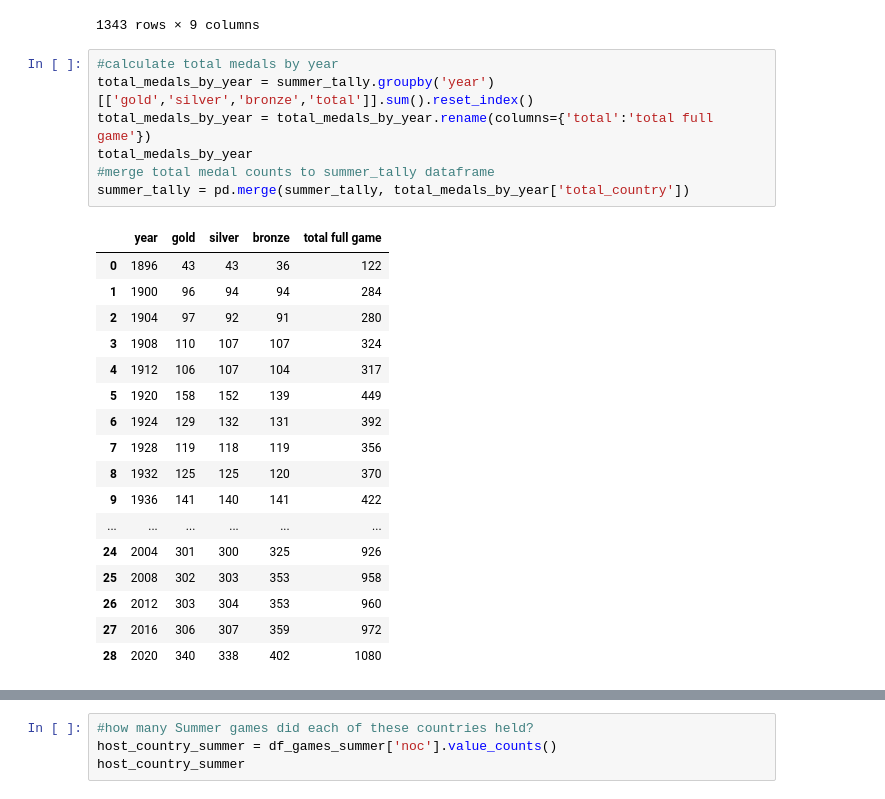
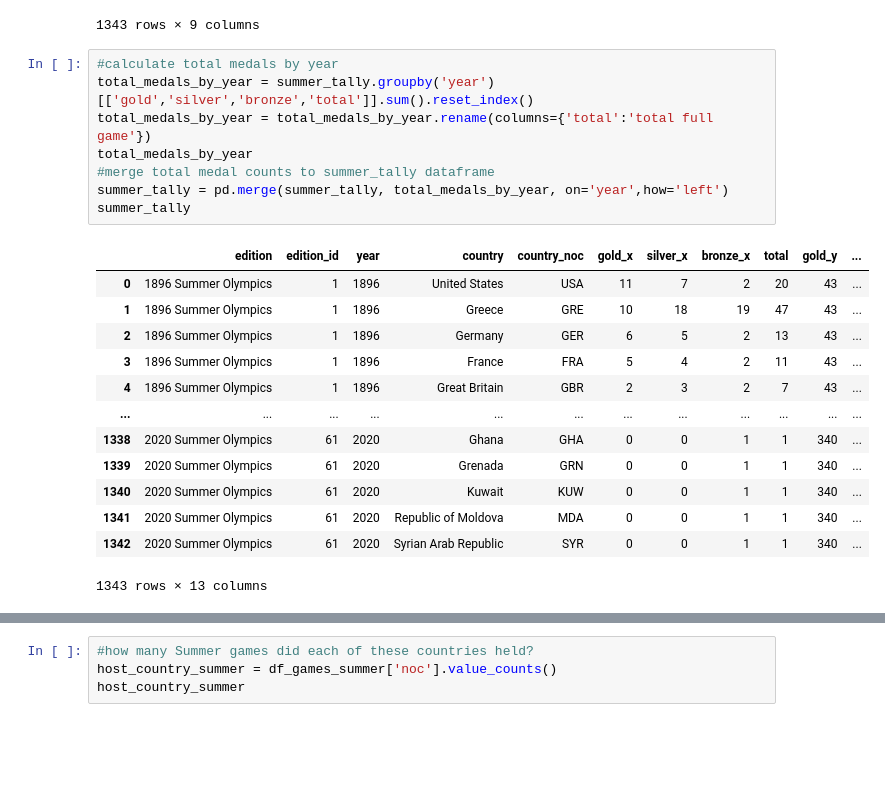
Before and after one commit to tristanpadiou/Group-Project-1, a Jupyter notebook: Olympics_Tally.ipynb, the cells around one changed output, grey strips where cells are left out. Saved outputs shown, nothing was run; the diff lists cells and outputs as text; blank space fills up the shorter version.

```diff
--- a/Olympics_Tally.ipynb
+++ b/Olympics_Tally.ipynb
@@ -118,25 +118,22 @@ summer_tally
 # %%
 #calculate total medals by year
 total_medals_by_year = summer_tally.groupby('year')[['gold','silver','bronze','total']].sum().reset_index()
 total_medals_by_year = total_medals_by_year.rename(columns={'total':'total full game'})
 total_medals_by_year
 #merge total medal counts to summer_tally dataframe
-summer_tally = pd.merge(summer_tally, total_medals_by_year['total_country'])
+summer_tally = pd.merge(summer_tally, total_medals_by_year, on='year',how='left')
+summer_tally
 # %% [output]
-|  | year | gold | silver | bronze | total full game |
-| 0 | 1896 | 43 | 43 | 36 | 122 |
-| 1 | 1900 | 96 | 94 | 94 | 284 |
-| 2 | 1904 | 97 | 92 | 91 | 280 |
-| 3 | 1908 | 110 | 107 | 107 | 324 |
-| 4 | 1912 | 106 | 107 | 104 | 317 |
-| 5 | 1920 | 158 | 152 | 139 | 449 |
-| 6 | 1924 | 129 | 132 | 131 | 392 |
-| 7 | 1928 | 119 | 118 | 119 | 356 |
-| 8 | 1932 | 125 | 125 | 120 | 370 |
-| 9 | 1936 | 141 | 140 | 141 | 422 |
-| ... | ... | ... | ... | ... | ... |
-| 24 | 2004 | 301 | 300 | 325 | 926 |
-| 25 | 2008 | 302 | 303 | 353 | 958 |
-| 26 | 2012 | 303 | 304 | 353 | 960 |
-| 27 | 2016 | 306 | 307 | 359 | 972 |
-| 28 | 2020 | 340 | 338 | 402 | 1080 |
+|  | edition | edition_id | year | country | country_noc | gold_x | silver_x | bronze_x | total | gold_y | ... |
+| 0 | 1896 Summer Olympics | 1 | 1896 | United States | USA | 11 | 7 | 2 | 20 | 43 | ... |
+| 1 | 1896 Summer Olympics | 1 | 1896 | Greece | GRE | 10 | 18 | 19 | 47 | 43 | ... |
+| 2 | 1896 Summer Olympics | 1 | 1896 | Germany | GER | 6 | 5 | 2 | 13 | 43 | ... |
+| 3 | 1896 Summer Olympics | 1 | 1896 | France | FRA | 5 | 4 | 2 | 11 | 43 | ... |
+| 4 | 1896 Summer Olympics | 1 | 1896 | Great Britain | GBR | 2 | 3 | 2 | 7 | 43 | ... |
+| ... | ... | ... | ... | ... | ... | ... | ... | ... | ... | ... | ... |
+| 1338 | 2020 Summer Olympics | 61 | 2020 | Ghana | GHA | 0 | 0 | 1 | 1 | 340 | ... |
+| 1339 | 2020 Summer Olympics | 61 | 2020 | Grenada | GRN | 0 | 0 | 1 | 1 | 340 | ... |
+| 1340 | 2020 Summer Olympics | 61 | 2020 | Kuwait | KUW | 0 | 0 | 1 | 1 | 340 | ... |
+| 1341 | 2020 Summer Olympics | 61 | 2020 | Republic of Moldova | MDA | 0 | 0 | 1 | 1 | 340 | ... |
+| 1342 | 2020 Summer Olympics | 61 | 2020 | Syrian Arab Republic | SYR | 0 | 0 | 1 | 1 | 340 | ... |
+1343 rows × 13 columns
```
Also changed, not shown: parts of 13 cells of this notebook.
